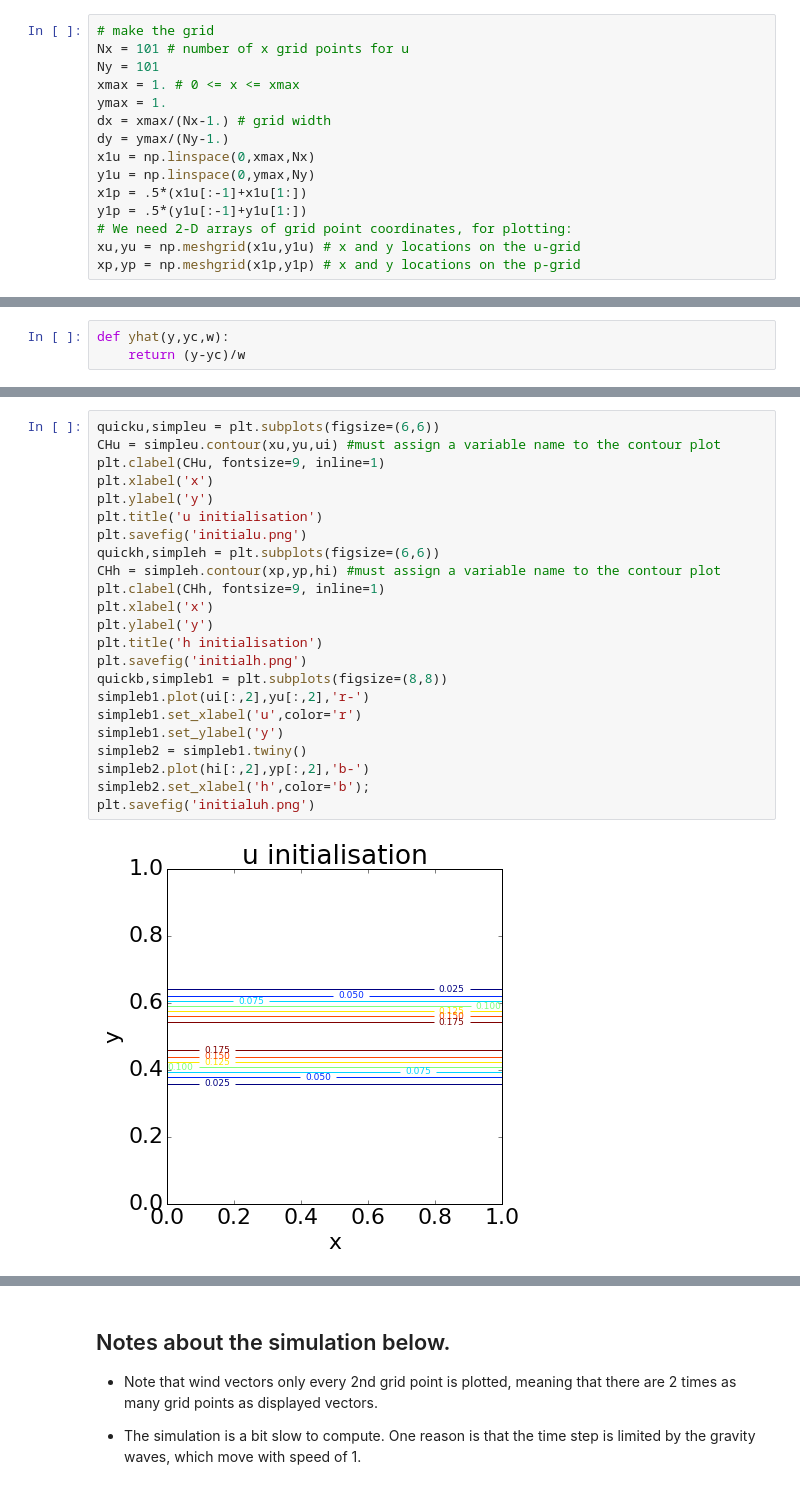
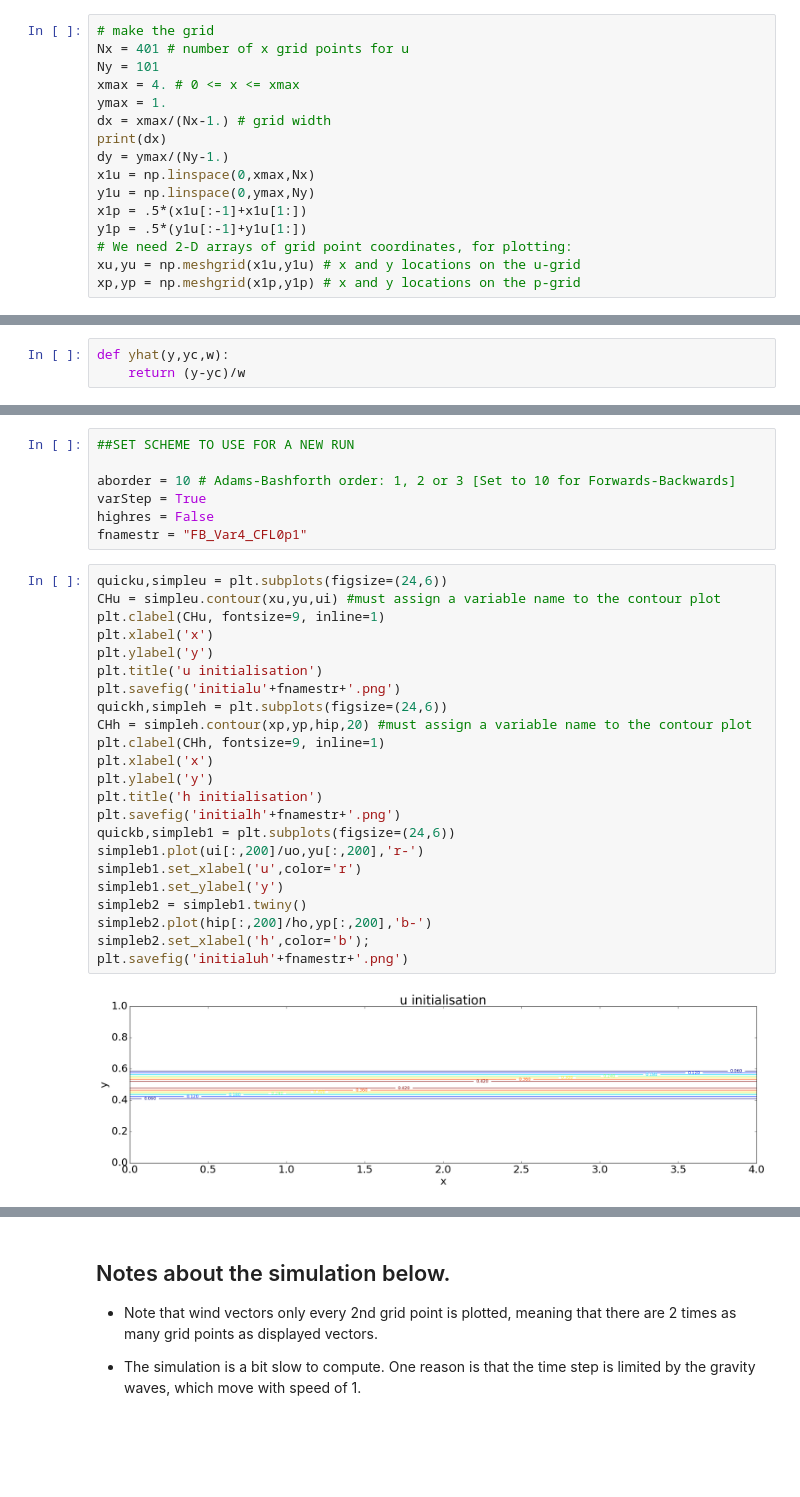
Before and after one commit to Mole45/MMet_Project, a Jupyter notebook: Project-ShallowWater2D.ipynb, the cells around one changed output, grey strips where cells are left out. Drawn from its saved outputs; the diff is of its cells as text; blank space fills up the shorter version.

```diff
--- a/Project-ShallowWater2D.ipynb
+++ b/Project-ShallowWater2D.ipynb
@@ -256,11 +259,12 @@ def pgf(p,dx,dy):
     return dudt[:,1:-1],dvdt[:,1:-1] #[1:-1,1:-1]
 # %%
 # make the grid
-Nx = 101 # number of x grid points for u
+Nx = 401 # number of x grid points for u
 Ny = 101
-xmax = 1. # 0 <= x <= xmax
+xmax = 4. # 0 <= x <= xmax
 ymax = 1.
 dx = xmax/(Nx-1.) # grid width
+print(dx)
 dy = ymax/(Ny-1.)
 x1u = np.linspace(0,xmax,Nx)
 y1u = np.linspace(0,ymax,Ny)
@@ -358,25 +406,32 @@ for ycor in range(pshape[0]):
+# %%
+##SET SCHEME TO USE FOR A NEW RUN
+
+aborder = 10 # Adams-Bashforth order: 1, 2 or 3 [Set to 10 for Forwards-Backwards]
+varStep = True
+highres = False
+fnamestr = "FB_Var4_CFL0p1"
 # %%
-quicku,simpleu = plt.subplots(figsize=(6,6))
+quicku,simpleu = plt.subplots(figsize=(24,6))
 CHu = simpleu.contour(xu,yu,ui) #must assign a variable name to the contour plot
 plt.clabel(CHu, fontsize=9, inline=1)
 plt.xlabel('x')
 plt.ylabel('y')
 plt.title('u initialisation')
-plt.savefig('initialu.png')
-quickh,simpleh = plt.subplots(figsize=(6,6))
-CHh = simpleh.contour(xp,yp,hi) #must assign a variable name to the contour plot
+plt.savefig('initialu'+fnamestr+'.png')
+quickh,simpleh = plt.subplots(figsize=(24,6))
+CHh = simpleh.contour(xp,yp,hip,20) #must assign a variable name to the contour plot
 plt.clabel(CHh, fontsize=9, inline=1)
 plt.xlabel('x')
 plt.ylabel('y')
 plt.title('h initialisation')
-plt.savefig('initialh.png')
-quickb,simpleb1 = plt.subplots(figsize=(8,8))
-simpleb1.plot(ui[:,2],yu[:,2],'r-')
+plt.savefig('initialh'+fnamestr+'.png')
+quickb,simpleb1 = plt.subplots(figsize=(24,6))
+simpleb1.plot(ui[:,200]/uo,yu[:,200],'r-')
 simpleb1.set_xlabel('u',color='r')
 simpleb1.set_ylabel('y')
 simpleb2 = simpleb1.twiny()
-simpleb2.plot(hi[:,2],yp[:,2],'b-')
+simpleb2.plot(hip[:,200]/ho,yp[:,200],'b-')
 simpleb2.set_xlabel('h',color='b');
-plt.savefig('initialuh.png')
+plt.savefig('initialuh'+fnamestr+'.png')
 # %% [output]
-[figure, old version]
+[figure, new version]
```
Also changed, not shown: parts of 37 cells of this notebook.
